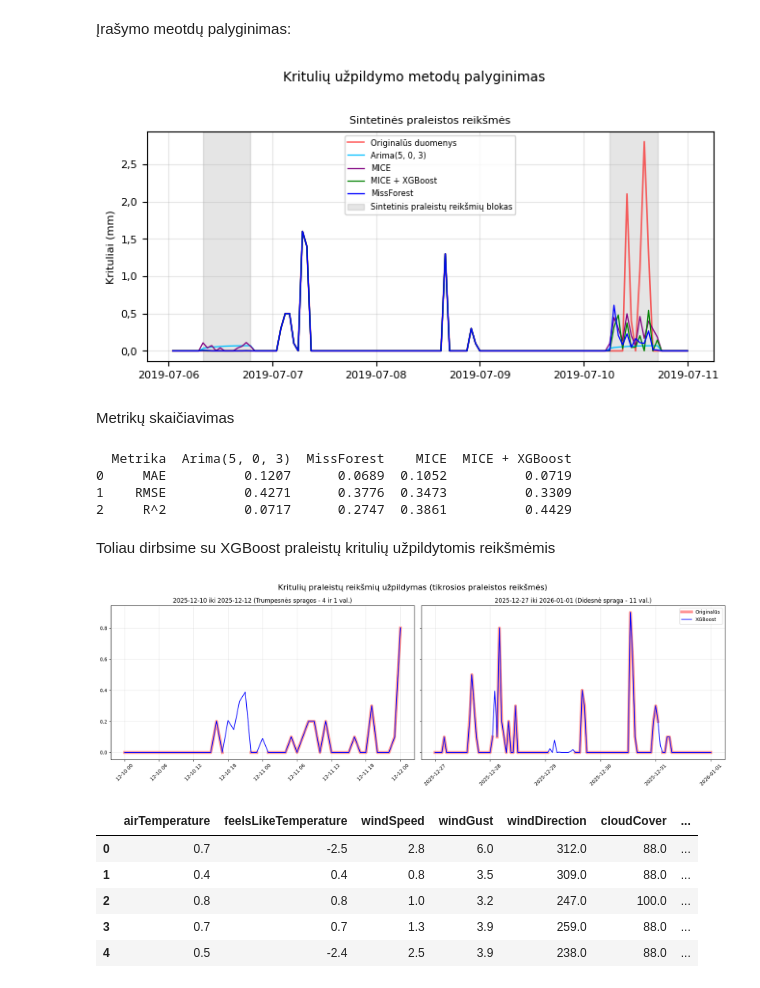
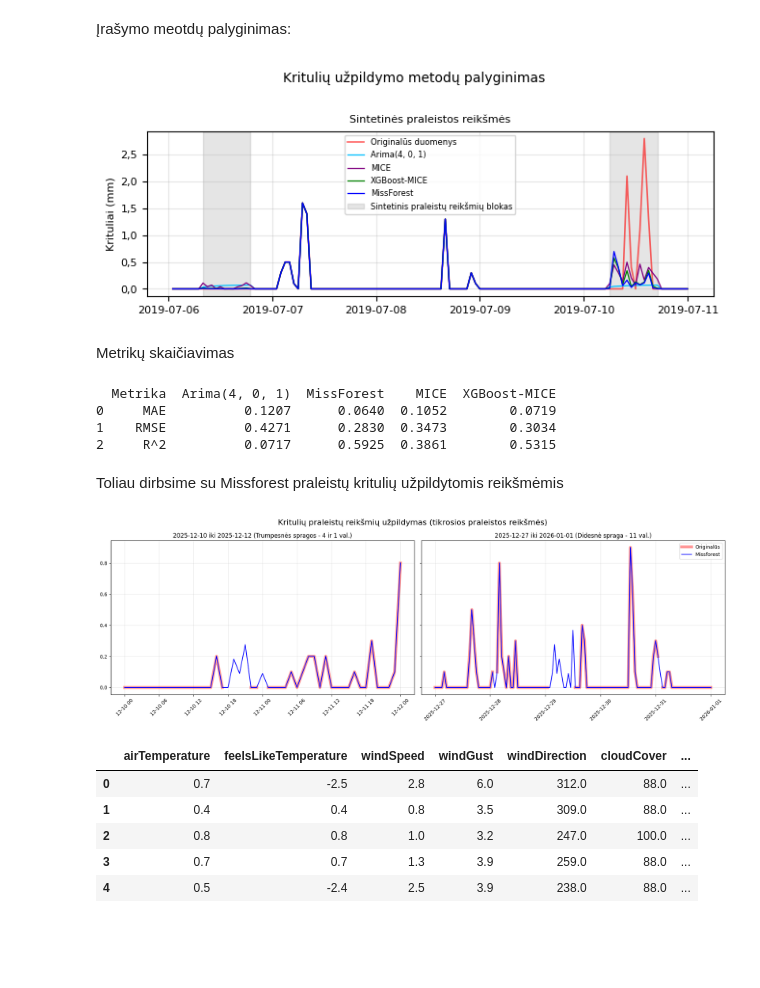
Before and after one commit to rugcer04/Duomenu_mokslo_projektas, a Jupyter notebook: code/python/datasets_prep/New_meteo_dataset_prep.ipynb, the cells around one changed output. Saved outputs shown, nothing was run; the diff lists cells and outputs as text; code cells hidden in the pictures; blank space fills up the shorter version.

Commit message:
Added parameter selection for machine learning algorithms and saved the final meteo dataset

```diff
--- a/code/python/datasets_prep/New_meteo_dataset_prep.ipynb
+++ b/code/python/datasets_prep/New_meteo_dataset_prep.ipynb
@@ -419,13 +531,14 @@ XGBoost motodas:
 # %%
-xgb = IterativeImputer(estimator=XGBRegressor(n_estimators=100, random_state=123), max_iter=10, random_state=123)
+xgb = IterativeImputer(estimator=XGBRegressor(n_estimators=300, learning_rate=0.1, max_depth=3, random_state=123), max_iter=10, random_state=123)
 xgb_transformed = xgb.fit_transform(numeric_data_scaled)
 imputed_df_xgb = pd.DataFrame(scaler.inverse_transform(xgb_transformed), columns=numeric_data.columns, index=numeric_data.index)
-data_test_copy1['xgb_precipitation'] = imputed_df_xgb['test_precipitation']
+# data_test_copy1['xgb_precipitation'] = imputed_df_xgb['test_precipitation']
+data_test_copy1['xgb_precipitation'] = data_test_copy1['test_precipitation'].fillna(imputed_df_xgb['test_precipitation'])
 data_test_copy1['xgb_precipitation'] = data_test_copy1['xgb_precipitation'].clip(lower=0)
 # %% [markdown]
 MICE metodas:
 # %%
-imputer = IterativeImputer(random_state=123)
+imputer = IterativeImputer(max_iter=10, random_state=123)
 imputed_data = imputer.fit_transform(numeric_data_scaled)
 meteo_imputed_mice = pd.DataFrame(scaler.inverse_transform(imputed_data), columns=numeric_data.columns, index=numeric_data.index)
 data_test_copy1['mice_precipitation'] = meteo_imputed_mice['test_precipitation']
@@ -450,3 +550,10 @@ clean_precipitation_series_scaled = scaler.fit_transform(clean_precipitation_ser
+# %%
+y_series = data_test_copy1['precipitation'].copy()
+y_filled = y_series.interpolate(method='linear')
+clean_precipitation_series = y_filled.values
+
+clean_precipitation_series_2d = clean_precipitation_series.reshape(-1, 1)
+clean_precipitation_series_scaled = scaler.fit_transform(clean_precipitation_series_2d)
 # %%
 fig, ax = plt.subplots(1, 2, figsize=(15, 5))
 
@@ -513,6 +637,6 @@ Geriausi parinkti parametrai: {'order': (5, 0, 3), 'seasonal_order': (0, 0, 0),
 # %%
 model = ARIMA(scaler.fit_transform(data_test_copy1[['test_precipitation']]),
-              order=(5, 0, 3))
+              order=(4, 0, 1)) # order = (5, 0, 3)
 
 model_results = model.fit()
 data_test_copy1['arima_precipitation'] = data_test_copy1['test_precipitation'].fillna(pd.Series(scaler.inverse_transform(model_results.fittedvalues.reshape(-1, 1)).flatten(), index=data_test_copy1.index))
@@ -529,38 +653,36 @@ np.int64(0)
 # %%
 start = int(len(data_test_copy1) * 0.2)
 data_first_block = data_test_copy1[start + 80 : start + 200]
 
 width_inch = 17 / 2.54
-height_inch = width_inch * 0.5
+height_inch = width_inch * 0.4
 
 fig, ax1 = plt.subplots(figsize=(width_inch, height_inch))
 ax1.plot(data_first_block['observationTime'], data_first_block['precipitation'], label='Originalūs duomenys', color='red', linewidth=1.2, alpha=0.6)
-ax1.plot(data_first_block['observationTime'], data_first_block['arima_precipitation'], label='Arima(5, 0, 3)', color='deepskyblue', linewidth=0.9)
+ax1.plot(data_first_block['observationTime'], data_first_block['arima_precipitation'], label='Arima(4, 0, 1)', color='deepskyblue', linewidth=0.9)
 ax1.plot(data_first_block['observationTime'], data_first_block['mice_precipitation'], label='MICE', color='purple', linewidth=0.9)
-ax1.plot(data_first_block['observationTime'], data_first_block['xgb_precipitation'], label='MICE + XGBoost', color='green', linewidth=0.9)
+ax1.plot(data_first_block['observationTime'], data_first_block['xgb_precipitation'], label='XGBoost-MICE', color='green', linewidth=0.9)
 ax1.plot(data_first_block['observationTime'], data_first_block['missforest_precipitation'], label='MissForest', color='blue', linewidth=0.9)
-# ax1.axvspan('2019-07-02 17:00:00', '2019-07-03 04:00:00',
-#             color='gray', alpha=0.2, label='Sintetinis praleistų reikšmių blokas')
 ax1.axvspan('2019-07-06 08:00:00', '2019-07-06 19:00:00',
             color='gray', alpha=0.2, label='Sintetinis praleistų reikšmių blokas')
 ax1.axvspan('2019-07-10 06:00:00', '2019-07-10 17:00:00	',
             color='gray', alpha=0.2)
 ax1.set_title('Sintetinės praleistos reikšmės', fontsize=8)
 ax1.set_ylabel('Krituliai (mm)', fontsize=8)
 ax1.legend(fontsize=6)
 ax1.tick_params(axis='both', labelsize=8)
 # ax1.tick_params(axis='x', rotation=45)
 labels = [str(tick).replace('.', ',') for tick in ax1.get_yticks()]
 ax1.set_yticklabels(labels)
 ax1.grid(True, alpha=0.3)
 fig.suptitle('Kritulių užpildymo metodų palyginimas', fontsize=10, y=1.005)
 
 plt.savefig("algorithms_comparison_precipitation.png", dpi=300, bbox_inches='tight')
 
 plt.tight_layout()
 plt.show()
 # %% [output]
-[figure, old version]
+[figure, new version]
 # %% [markdown]
 Metrikų skaičiavimas
 # %%
@@ -578,7 +700,7 @@ precipitation_mice = data_test_copy1.loc[synthetic_nan, 'mice_precipitation']
 
 results = pd.DataFrame({
     'Metrika': ['MAE', 'RMSE', 'R^2'],
-    'Arima(5, 0, 3)': [
+    'Arima(4, 0, 1)': [
         mean_absolute_error(precipitation_true, precipitation_arima),
         np.sqrt(mean_squared_error(precipitation_true, precipitation_arima)),
         r2_score(precipitation_true, precipitation_arima)
@@ -593,7 +715,7 @@ results = pd.DataFrame({
         np.sqrt(mean_squared_error(precipitation_true, precipitation_mice)),
         r2_score(precipitation_true, precipitation_mice)
     ],
-    'MICE + XGBoost': [
+    'XGBoost-MICE': [
         mean_absolute_error(precipitation_true, precipitation_xgb),
         np.sqrt(mean_squared_error(precipitation_true, precipitation_xgb)),
         r2_score(precipitation_true, precipitation_xgb)
@@ -602,12 +724,12 @@ results = pd.DataFrame({
 
 print(results.round(4))
 # %% [output]
-  Metrika  Arima(5, 0, 3)  MissForest    MICE  MICE + XGBoost
-0     MAE          0.1207      0.0689  0.1052          0.0719
-1    RMSE          0.4271      0.3776  0.3473          0.3309
-2     R^2          0.0717      0.2747  0.3861          0.4429
+  Metrika  Arima(4, 0, 1)  MissForest    MICE  XGBoost-MICE
+0     MAE          0.1207      0.0640  0.1052        0.0719
+1    RMSE          0.4271      0.2830  0.3473        0.3034
+2     R^2          0.0717      0.5925  0.3861        0.5315
 # %% [markdown]
-Toliau dirbsime su XGBoost praleistų kritulių užpildytomis reikšmėmis
+Toliau dirbsime su Missforest praleistų kritulių užpildytomis reikšmėmis
 # %%
 numeric_data = meteo_merged.select_dtypes(include='number')
 numeric_data_scaled = pd.DataFrame(scaler.fit_transform(numeric_data), columns=numeric_data.columns, index=numeric_data.index)
@@ -626,13 +756,13 @@ filtered_data2 = meteo_merged[time_mask2]
 fig, (ax1, ax2) = plt.subplots(1, 2, figsize=(18, 6), sharey=True)
 
 ax1.plot(filtered_data1['observationTime'], filtered_data1['precipitation'], label='Originalūs', color='red', linewidth=6, alpha=0.4)
-ax1.plot(filtered_data1['observationTime'], filtered_data1['xgb_precipitation'], label='XGBoost', color='blue', linewidth=1.5)
+ax1.plot(filtered_data1['observationTime'], filtered_data1['missforest_precipitation'], label='Missforest', color='blue', linewidth=1.5)
 ax1.set_title('2025-12-10 iki 2025-12-12 (Trumpesnės spragos - 4 ir 1 val.)')
 ax1.tick_params(axis='x', rotation=45)
 ax1.grid(True, alpha=0.3)
 
 ax2.plot(filtered_data2['observationTime'], filtered_data2['precipitation'], label='Originalūs', color='red', linewidth=6, alpha=0.4)
-ax2.plot(filtered_data2['observationTime'], filtered_data2['xgb_precipitation'], label='XGBoost', color='blue', linewidth=1.5)
+ax2.plot(filtered_data2['observationTime'], filtered_data2['missforest_precipitation'], label='Missforest', color='blue', linewidth=1.5)
 ax2.set_title('2025-12-27 iki 2026-01-01 (Didesnė spraga - 11 val.)')
 ax2.tick_params(axis='x', rotation=45)
 ax2.legend()
@@ -642,7 +772,7 @@ fig.suptitle('Kritulių praleistų reikšmių užpildymas (tikrosios praleistos
 plt.tight_layout()
 plt.show()
 # %% [output]
-[figure, old version]
+[figure, new version]
 # %%
 meteo_merged = meteo_merged.drop(columns = ['precipitation'])
 meteo_merged.head(5)
```
Also changed, not shown: parts of 43 cells of this notebook, 1 other file.
